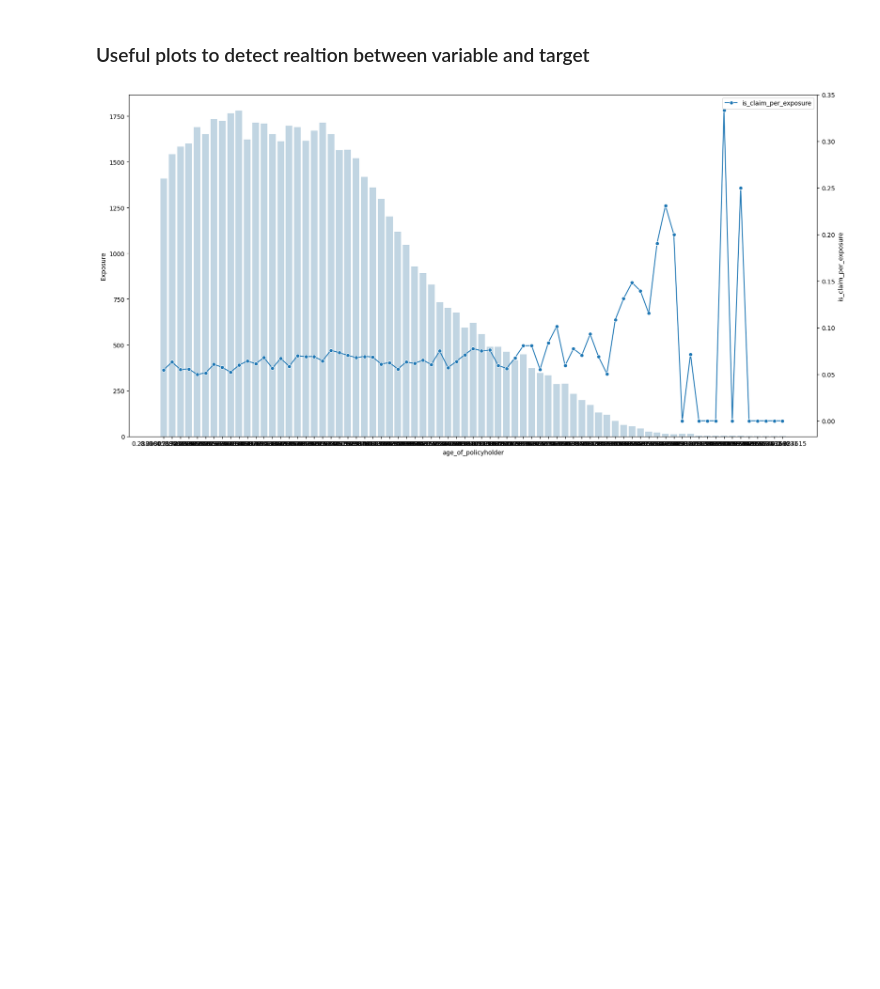
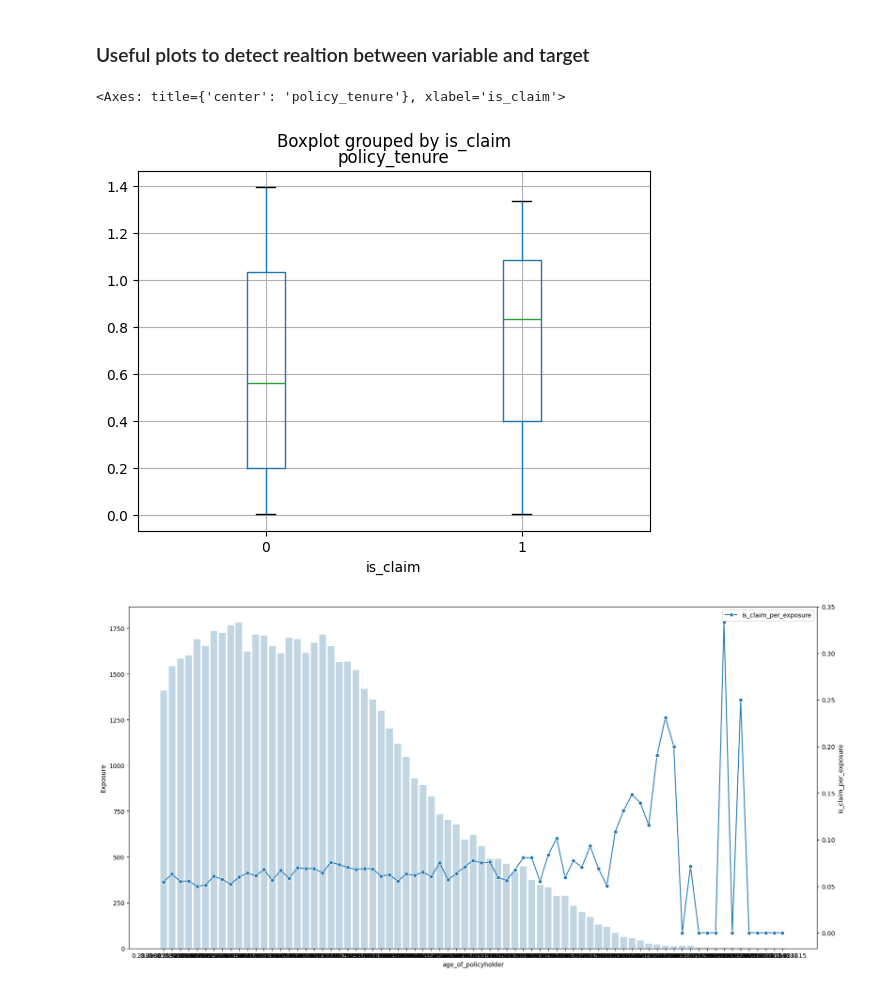
Before and after one commit to unkrejativ/axa-egoi-hands-on-session-2025, a Jupyter notebook: notebooks/insurance_workshop.ipynb, the cells around one changed output. Saved outputs shown, nothing was run; the diff lists cells and outputs as text; code cells hidden in the pictures; blank space fills up the shorter version.

Commit message:
boxplot

```diff
--- a/notebooks/insurance_workshop.ipynb
+++ b/notebooks/insurance_workshop.ipynb
@@ -127,5 +128,11 @@ plt.show()
 # %% [markdown]
 ### Useful plots to detect realtion between variable and target
+# %%
+# Effect of policy_tenure on likelihood of claim
+insurance_claims.boxplot(by='is_claim', column='policy_tenure')
+# %% [output]
+<Axes: title={'center': 'policy_tenure'}, xlabel='is_claim'>
+[figure, added]
 # %%
 from utils import plot_dimension
 insurance_claims['fitted']= results.predict(insurance_claims)
```
Also changed, not shown: parts of 4 cells of this notebook, 1 other file.
